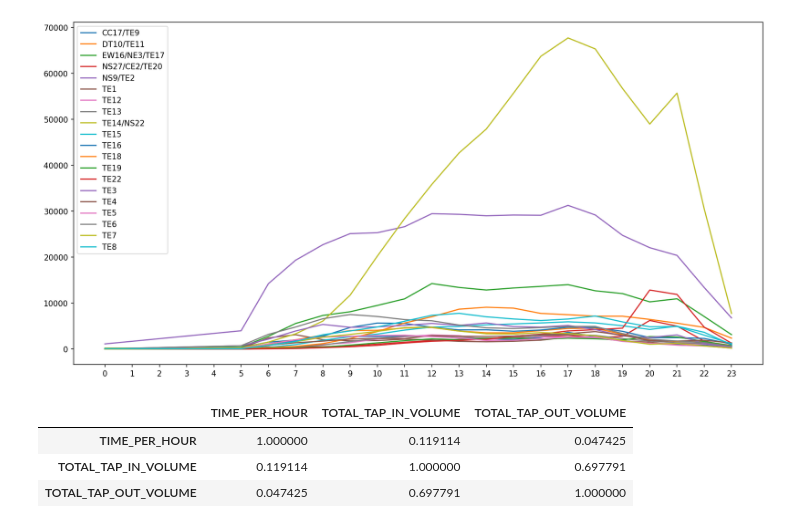
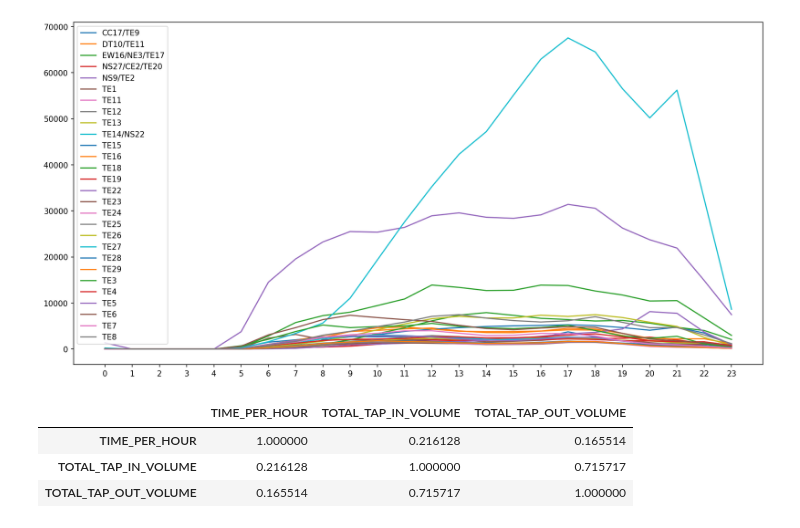
Before and after one commit to FreedomXV/GNAR-FYP, a Jupyter notebook: Data Processing/exploratory_data_analysis.ipynb, the cells around one changed output. Cells and saved outputs as stored; diff of their text form; code cells hidden in the pictures.

```diff
--- a/Data Processing/exploratory_data_analysis.ipynb
+++ b/Data Processing/exploratory_data_analysis.ipynb
@@ -4,7 +4,7 @@ import pandas as pd
 import matplotlib.pyplot as plt
 import seaborn as sb
 # %%
-mrt_df = pd.read_csv('Data\LTA API\PassengerVolumeByTrainStations\\transport_node_train_202408.csv')
+mrt_df = pd.read_csv('Data\Master Sets\TrainStationMaster.csv')
 # %%
 mrt_df.head()
 # %% [output]
@@ -71,7 +72,9 @@ stations.sort()
 for pt in stations:
     temp_df = mrt_thomson_ec_df[mrt_thomson_ec_df['DAY_TYPE'] == 'WEEKDAY'].copy()
     temp_df = temp_df[temp_df['PT_CODE'] == pt].copy().sort_values(by='TIME_PER_HOUR')
-    plt.plot(temp_df['TIME_PER_HOUR'], temp_df['TOTAL_TAP_IN_VOLUME'], label = pt)
+    temp_df = temp_df.groupby('TIME_PER_HOUR')['TOTAL_TAP_IN_VOLUME'].mean()
+
+    plt.plot(temp_df, label = pt)
 
 plt.legend()
 plt.xticks(np.arange(0, 24, 1.0))
@@ -83,29 +102,31 @@ plt.show()
 # %%
 plt.figure(figsize=(16, 8), dpi=150)
 
 stations = mrt_thomson_ec_df['PT_CODE'].unique()
 stations.sort()
 
 for pt in stations:
     temp_df = mrt_thomson_ec_df[mrt_thomson_ec_df['DAY_TYPE'] == 'WEEKENDS/HOLIDAY'].copy()
     temp_df = temp_df[temp_df['PT_CODE'] == pt].copy().sort_values(by='TIME_PER_HOUR')
-    plt.plot(temp_df['TIME_PER_HOUR'], temp_df['TOTAL_TAP_IN_VOLUME'], label = pt)
+    temp_df = temp_df.groupby('TIME_PER_HOUR')['TOTAL_TAP_IN_VOLUME'].mean()
+
+    plt.plot(temp_df, label = pt)
 
 plt.legend()
 plt.xticks(np.arange(0, 24, 1.0))
 plt.show()
 
 # Much less volume overall
 # Ramps up in the morning and stays for most of the day
 # Peaks around 5pm
 # %% [output]
-[figure, old version]
+[figure, new version]
 # %%
 mrt_thomson_ec_df_numeric = mrt_thomson_ec_df[['TIME_PER_HOUR', 'TOTAL_TAP_IN_VOLUME', 'TOTAL_TAP_OUT_VOLUME']]
 # %%
 mrt_thomson_ec_df_numeric.corr()
 # %% [output]
 |  | TIME_PER_HOUR | TOTAL_TAP_IN_VOLUME | TOTAL_TAP_OUT_VOLUME |
-| TIME_PER_HOUR | 1.000000 | 0.119114 | 0.047425 |
-| TOTAL_TAP_IN_VOLUME | 0.119114 | 1.000000 | 0.697791 |
-| TOTAL_TAP_OUT_VOLUME | 0.047425 | 0.697791 | 1.000000 |
+| TIME_PER_HOUR | 1.000000 | 0.216128 | 0.165514 |
+| TOTAL_TAP_IN_VOLUME | 0.216128 | 1.000000 | 0.715717 |
+| TOTAL_TAP_OUT_VOLUME | 0.165514 | 0.715717 | 1.000000 |
```
Also changed, not shown: parts of 7 cells of this notebook, 7 other files.
